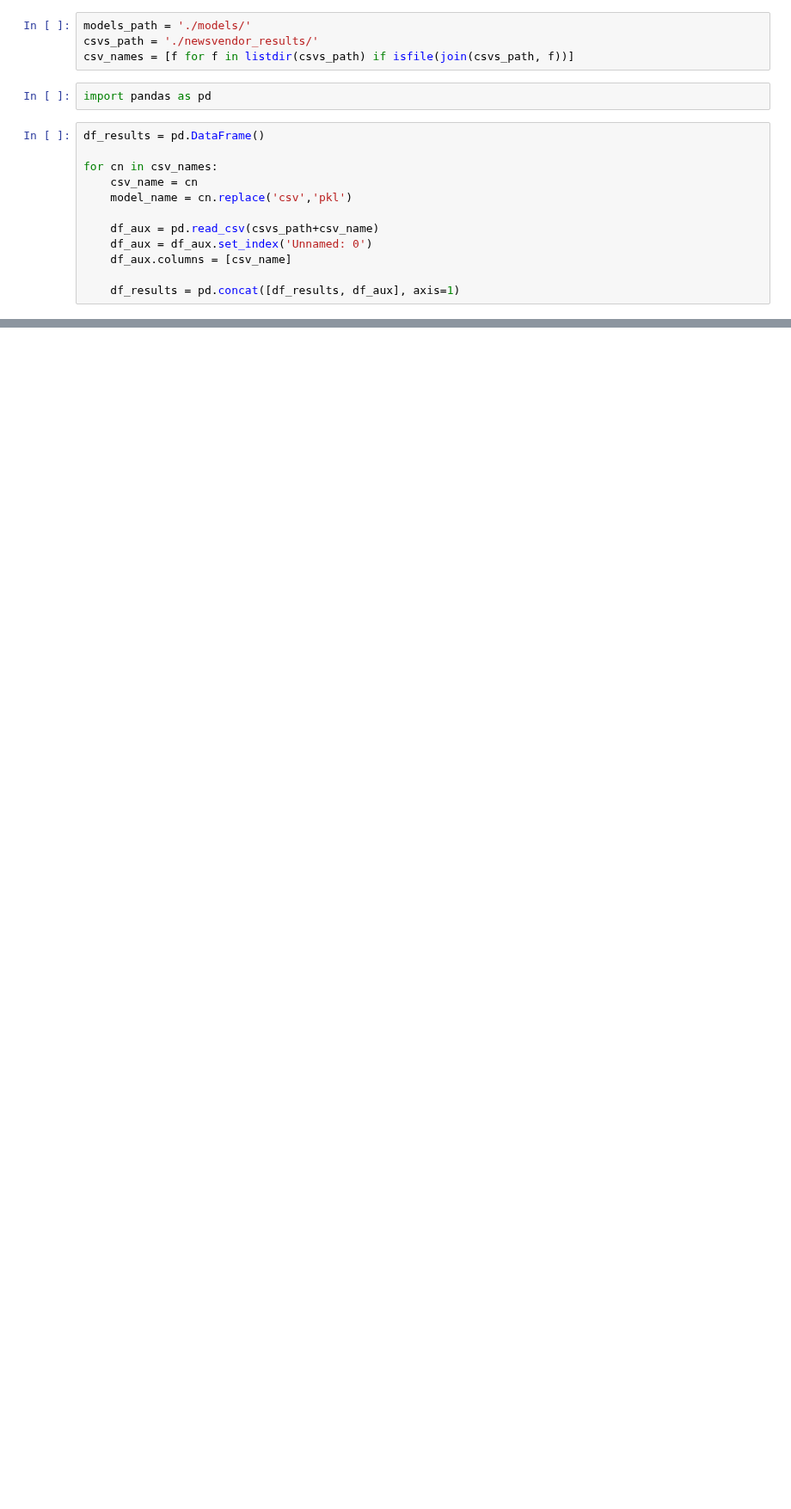
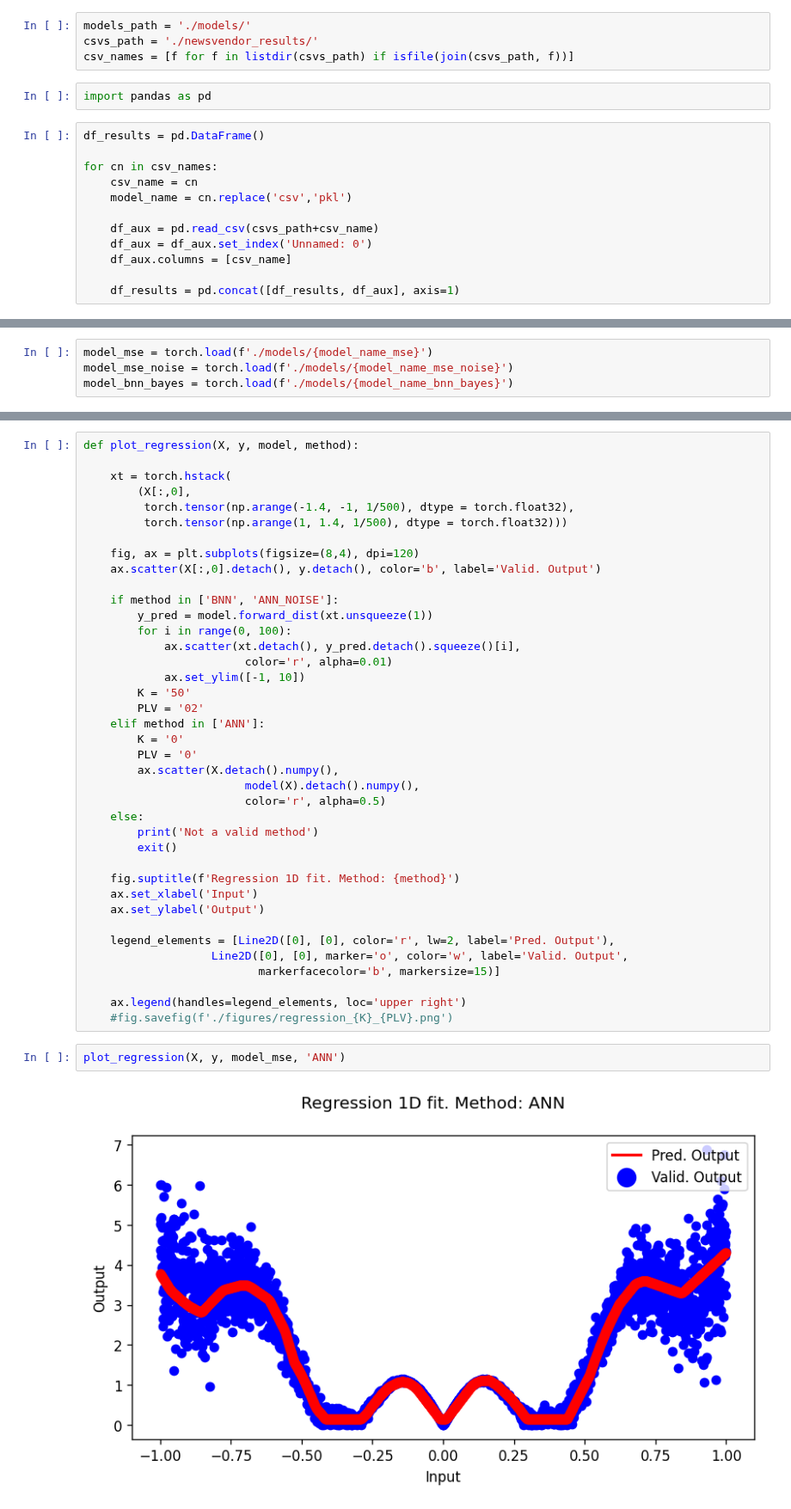
Before and after one commit to AlanLahoud/BNNSOP, a Jupyter notebook: illustrative_example.ipynb, the cells around one changed output, grey strips where cells are left out. Shown at 86% size. Saved outputs shown, nothing was run; the diff lists cells and outputs as text; blank space fills up the shorter version.

```diff
--- a/illustrative_example.ipynb
+++ b/illustrative_example.ipynb
@@ -578,0 +98,4 @@ torch.Size([1000, 1000])
+# %%
+model_mse = torch.load(f'./models/{model_name_mse}')
+model_mse_noise = torch.load(f'./models/{model_name_mse_noise}')
+model_bnn_bayes = torch.load(f'./models/{model_name_bnn_bayes}')
@@ -578,0 +105,43 @@ torch.Size([1000, 1000])
+# %%
+def plot_regression(X, y, model, method):
+
+    xt = torch.hstack(
+        (X[:,0],
+         torch.tensor(np.arange(-1.4, -1, 1/500), dtype = torch.float32),
+         torch.tensor(np.arange(1, 1.4, 1/500), dtype = torch.float32)))
+
+    fig, ax = plt.subplots(figsize=(8,4), dpi=120)
+    ax.scatter(X[:,0].detach(), y.detach(), color='b', label='Valid. Output')
+
+    if method in ['BNN', 'ANN_NOISE']:
+        y_pred = model.forward_dist(xt.unsqueeze(1))
+        for i in range(0, 100):
+            ax.scatter(xt.detach(), y_pred.detach().squeeze()[i],
+                        color='r', alpha=0.01)
+            ax.set_ylim([-1, 10])
+        K = '50'
+        PLV = '02'
+    elif method in ['ANN']:
+        K = '0'
+        PLV = '0'
+        ax.scatter(X.detach().numpy(),
+                        model(X).detach().numpy(),
+                        color='r', alpha=0.5)
+    else:
+        print('Not a valid method')
+        exit()
+
+    fig.suptitle(f'Regression 1D fit. Method: {method}')
+    ax.set_xlabel('Input')
+    ax.set_ylabel('Output')
+
+    legend_elements = [Line2D([0], [0], color='r', lw=2, label='Pred. Output'),
+                   Line2D([0], [0], marker='o', color='w', label='Valid. Output',
+                          markerfacecolor='b', markersize=15)]
+
+    ax.legend(handles=legend_elements, loc='upper right')
+    #fig.savefig(f'./figures/regression_{K}_{PLV}.png')
+# %%
+plot_regression(X, y, model_mse, 'ANN')
+# %% [output]
+[figure, added]
```
Also changed, not shown: parts of 71 cells of this notebook, 1 other file.
